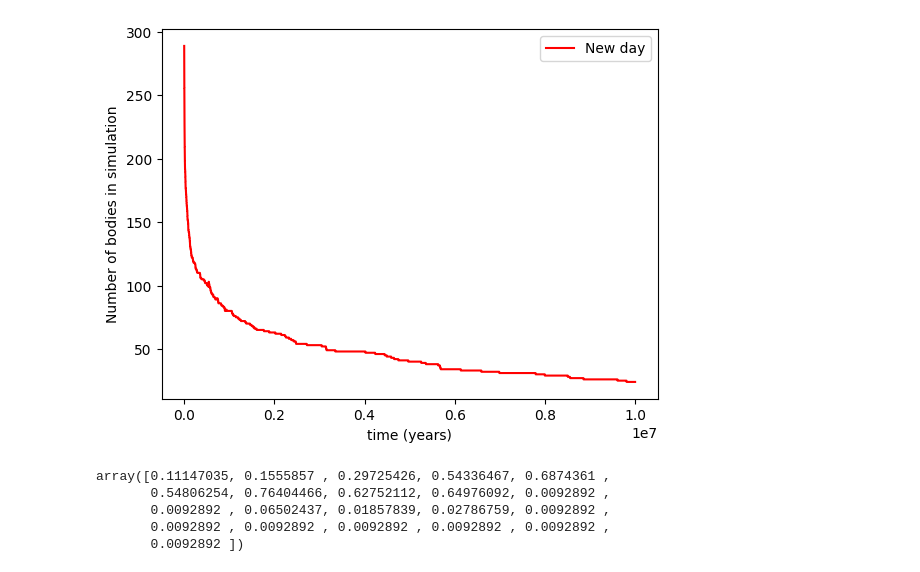
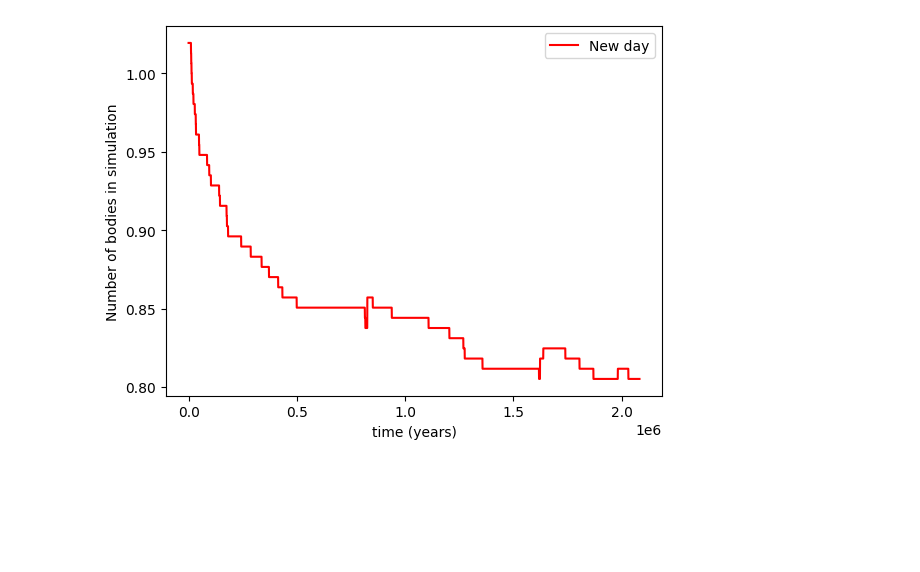
Before and after one commit to haniyehtajer/planetgarten, a Jupyter notebook: simulation_results/result_analyze.ipynb, the cells around one changed output. Cells and saved outputs as stored; diff of their text form; code cells hidden in the pictures; blank space fills up the shorter version.

```diff
--- a/simulation_results/result_analyze.ipynb
+++ b/simulation_results/result_analyze.ipynb
@@ -12,15 +14,21 @@ sol_to_earth = 332946.078
 # %%
-nd_t, nd_type, nd_n = rr.extract_data_outfile('data/new_day.out')
-v, b = rr.extract_data_impact('data/new_day.out')
+nd_tt, nd_n = rr.extract_data_outfile('../../data/collision_reports/chambers_1.out')
+v, b = rr.extract_data_impact('../../data/collision_reports/chambers_1.out')
+
+
+anna_tt, anna_n = rr.extract_data_outfile('../../data/collision_reports/Anna.out')
+anna_v, anna_b = rr.extract_data_impact('../../data/collision_reports/Anna.out')
 # %%
 #Plots of number of bodies versus time
 
-plt.plot(nd_n['t'], nd_n['n_bodies'], label='New day', color='red')
+plt.plot(nd_n['t'], nd_n['n_bodies']/(140+14), label='New day', color='red')
+#plt.plot(anna_n['t'], anna_n['n_bodies']/(260+26), label = 'Ann')
 
+#plt.xlim(0,2e6)
 plt.xlabel('time (years)')
 plt.ylabel('Number of bodies in simulation')
 
 plt.legend()
 plt.show()
 # %% [output]
-[figure, old version]
+[figure, new version]
@@ -29,8 +34,0 @@ hash, mass, cmf = rr.extract_dbct_report('dbct_output/new_day_output.txt')
-# %%
-mass * sol_to_earth
-# %% [output]
-array([0.11147035, 0.1555857 , 0.29725426, 0.54336467, 0.6874361 ,
-       0.54806254, 0.76404466, 0.62752112, 0.64976092, 0.0092892 ,
-       0.0092892 , 0.06502437, 0.01857839, 0.02786759, 0.0092892 ,
-       0.0092892 , 0.0092892 , 0.0092892 , 0.0092892 , 0.0092892 ,
-       0.0092892 ])
```
Also changed, not shown: parts of 6 cells of this notebook, 3 other files.
